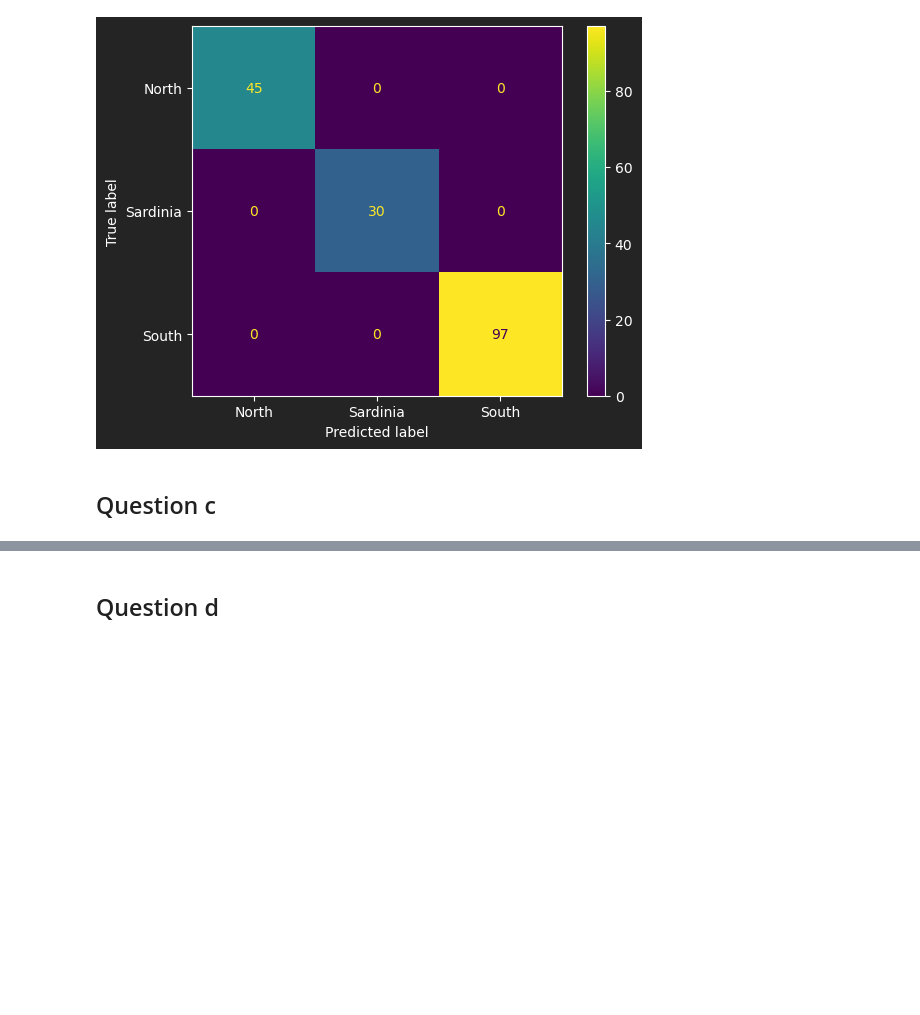
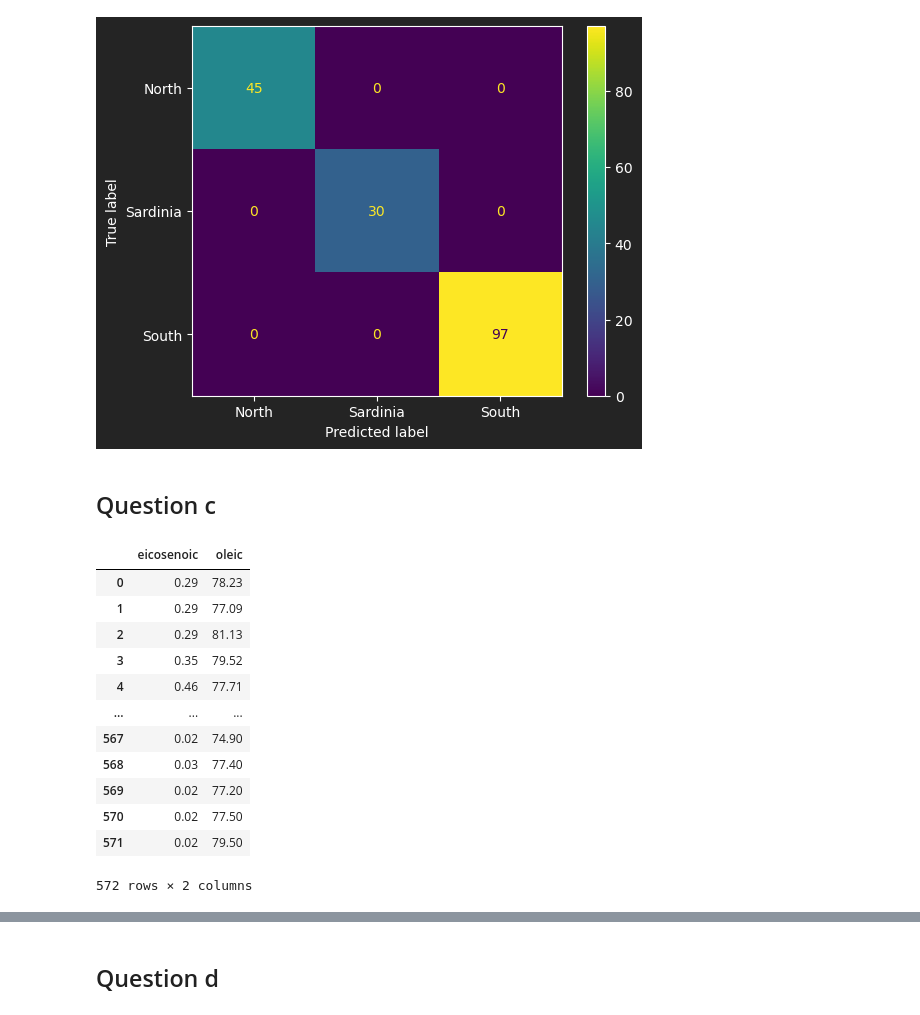
Before and after one commit to jbowen102/CS598_PSL_Coding_Assignment_4, a Jupyter notebook: CA4_dev.ipynb, the cells around one changed output, grey strips where cells are left out. Drawn from its saved outputs; the diff is of its cells as text; code cells hidden in the pictures; blank space fills up the shorter version.

```diff
--- a/CA4_dev.ipynb
+++ b/CA4_dev.ipynb
@@ -188,3 +191,19 @@ ConfusionMatrixDisplay.from_predictions(
 [figure]
 # %% [markdown]
 ## Question c
+# %%
+df_raw[["eicosenoic", "oleic"]]/100
+# %% [output]
+|  | eicosenoic | oleic |
+| 0 | 0.29 | 78.23 |
+| 1 | 0.29 | 77.09 |
+| 2 | 0.29 | 81.13 |
+| 3 | 0.35 | 79.52 |
+| 4 | 0.46 | 77.71 |
+| ... | ... | ... |
+| 567 | 0.02 | 74.90 |
+| 568 | 0.03 | 77.40 |
+| 569 | 0.02 | 77.20 |
+| 570 | 0.02 | 77.50 |
+| 571 | 0.02 | 79.50 |
+572 rows × 2 columns
```
Also changed, not shown: parts of 7 cells of this notebook.
